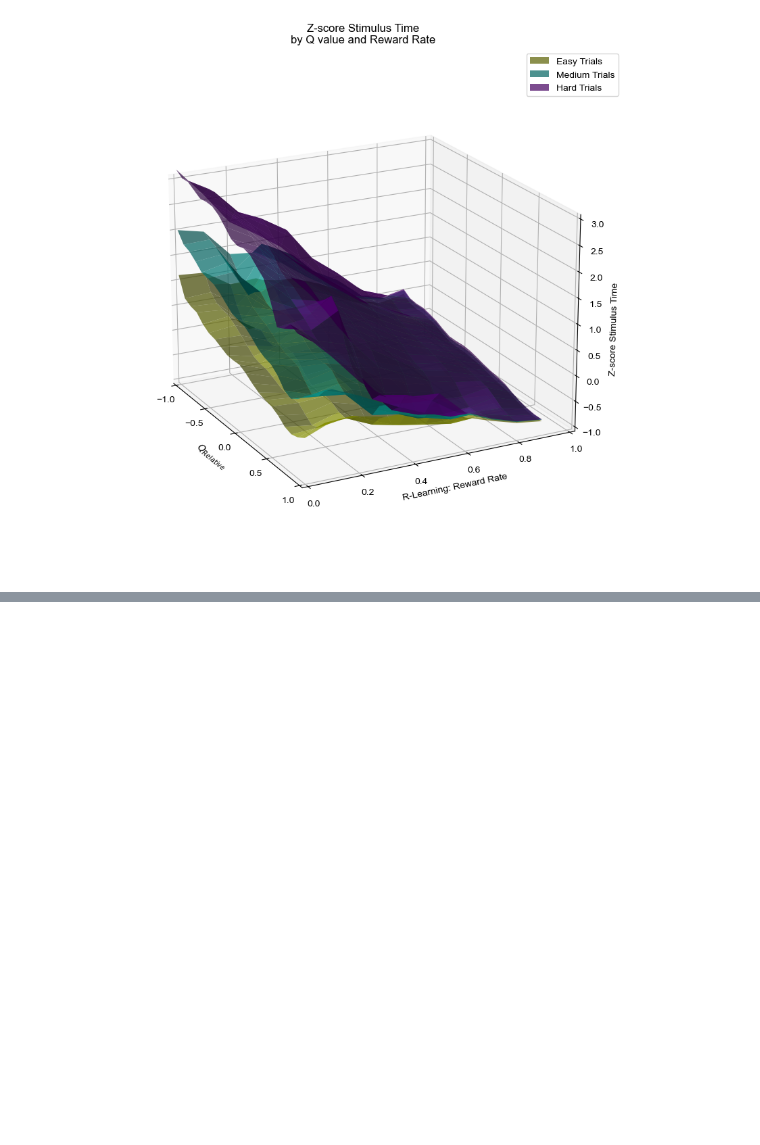
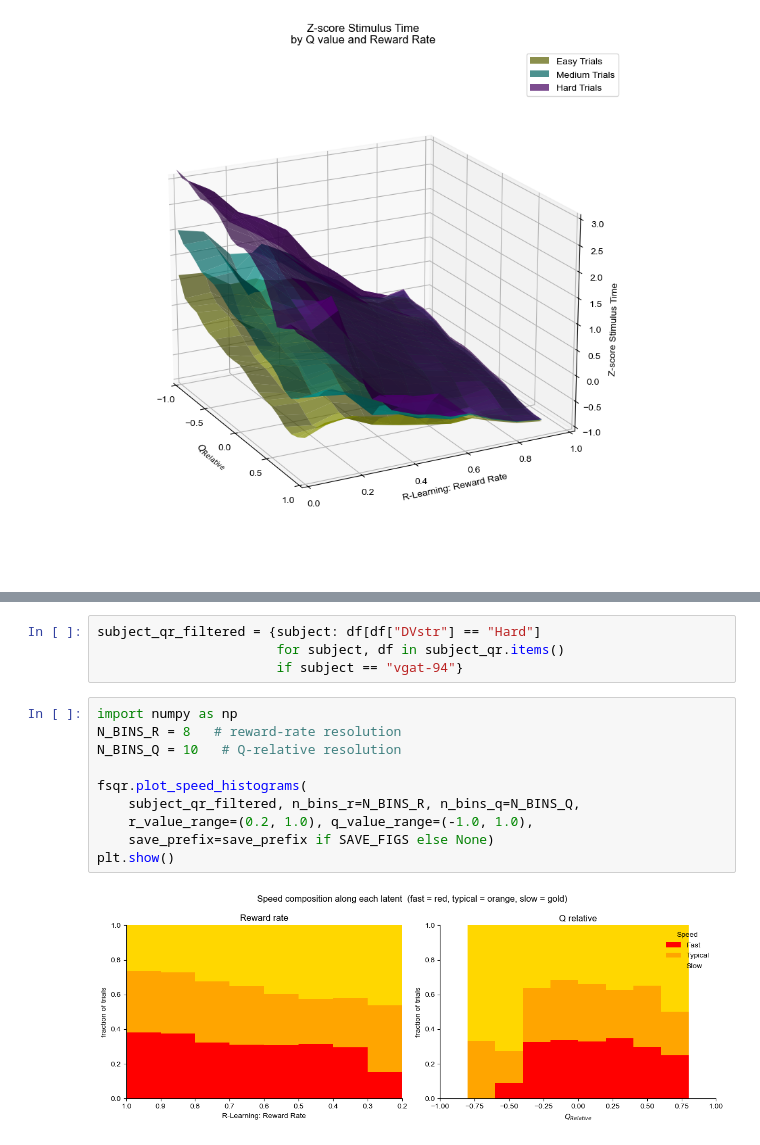
Before and after one commit to oraby/paper_fast_slow, a Jupyter notebook: code/rlmodel/model_to_behavior.ipynb, the cells around one changed output, grey strips where cells are left out. Drawn from its saved outputs; the diff is of its cells as text; blank space fills up the shorter version.

```diff
--- a/code/rlmodel/model_to_behavior.ipynb
+++ b/code/rlmodel/model_to_behavior.ipynb
@@ -384,0 +453,16 @@ Current viewing angle: -60 30
+# %%
+subject_qr_filtered = {subject: df[df["DVstr"] == "Hard"]
+                       for subject, df in subject_qr.items()
+                       if subject == "vgat-94"}
+# %%
+import numpy as np
+N_BINS_R = 8   # reward-rate resolution
+N_BINS_Q = 10   # Q-relative resolution
+
+fsqr.plot_speed_histograms(
+    subject_qr_filtered, n_bins_r=N_BINS_R, n_bins_q=N_BINS_Q,
+    r_value_range=(0.2, 1.0), q_value_range=(-1.0, 1.0),
+    save_prefix=save_prefix if SAVE_FIGS else None)
+plt.show()
+# %% [output]
+[figure, added]
```
Also changed, not shown: parts of 8 cells of this notebook, 2 other files.
